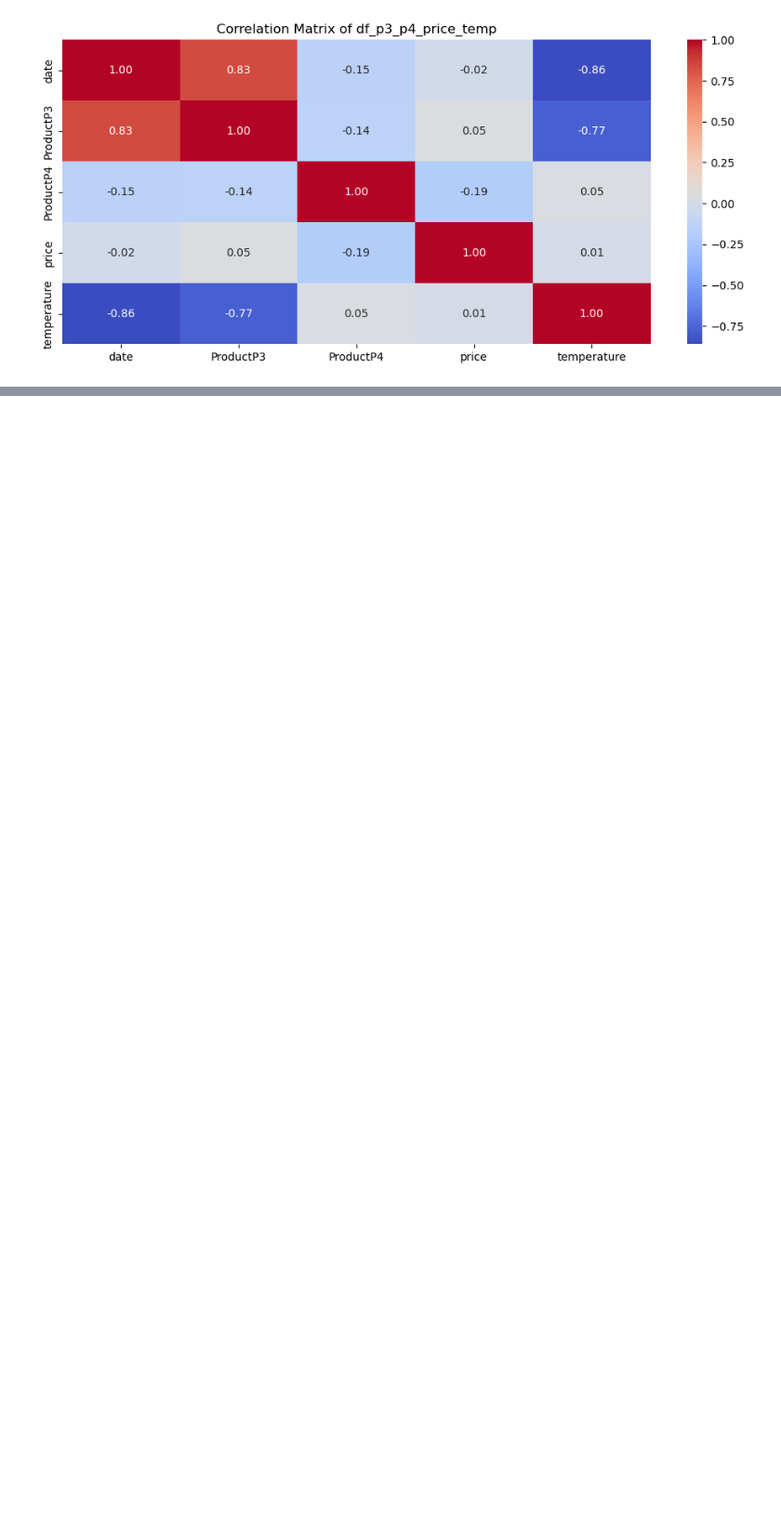
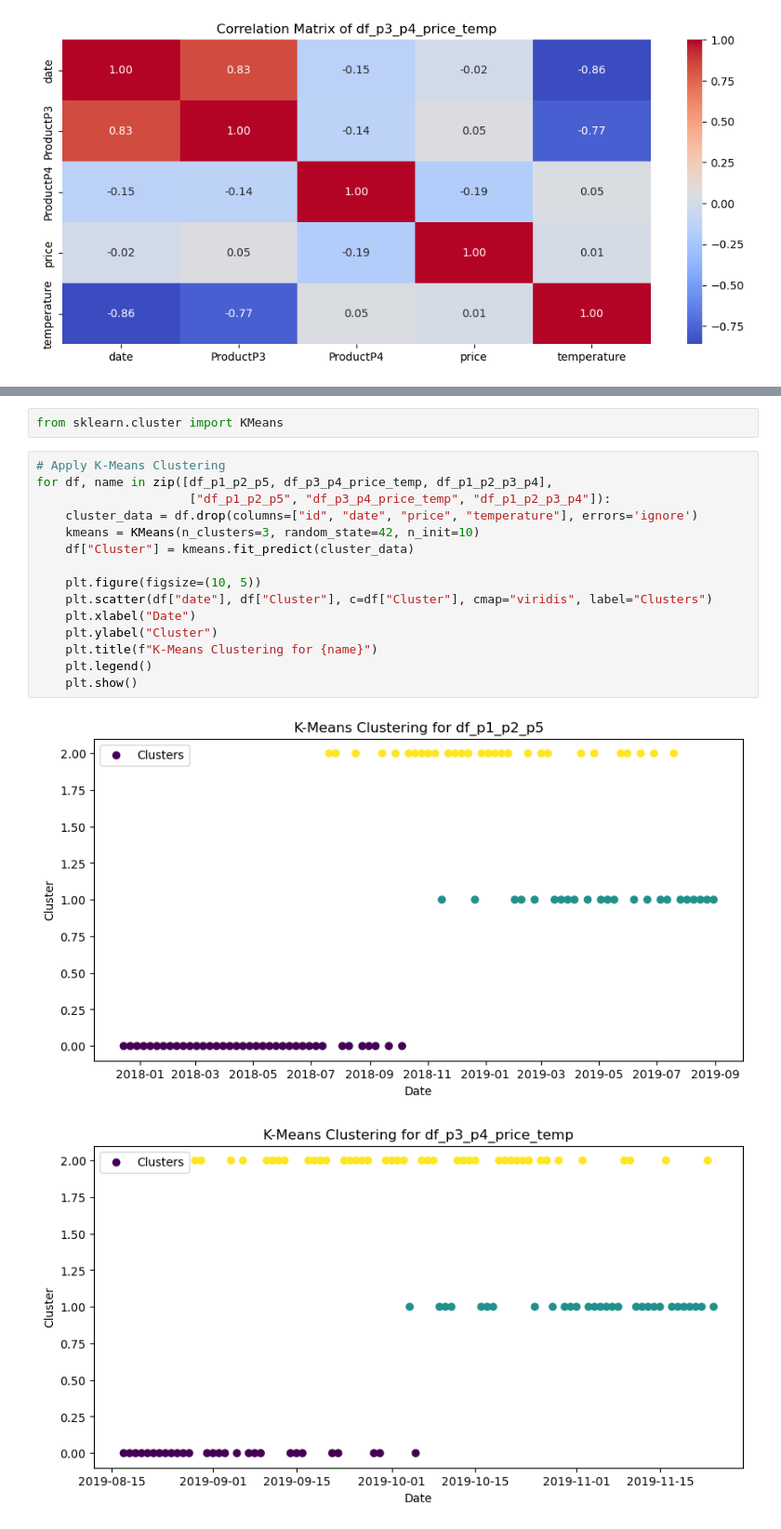
Before and after one commit to Suraj-st/PrinciplesOfDataScience_Group2, a Jupyter notebook: Shalindri/eda.ipynb, the cells around one changed output, grey strips where cells are left out. Shown at 93% size. Drawn from its saved outputs; the diff is of its cells as text; blank space fills up the shorter version.

Commit message:
Perform k-Mean clustering

```diff
--- a/Shalindri/eda.ipynb
+++ b/Shalindri/eda.ipynb
@@ -149,0 +119,20 @@ Common Dates Between P1/P2 and P5:
+# %%
+from sklearn.cluster import KMeans
+# %%
+# Apply K-Means Clustering
+for df, name in zip([df_p1_p2_p5, df_p3_p4_price_temp, df_p1_p2_p3_p4],
+                     ["df_p1_p2_p5", "df_p3_p4_price_temp", "df_p1_p2_p3_p4"]):
+    cluster_data = df.drop(columns=["id", "date", "price", "temperature"], errors='ignore')
+    kmeans = KMeans(n_clusters=3, random_state=42, n_init=10)
+    df["Cluster"] = kmeans.fit_predict(cluster_data)
+
+    plt.figure(figsize=(10, 5))
+    plt.scatter(df["date"], df["Cluster"], c=df["Cluster"], cmap="viridis", label="Clusters")
+    plt.xlabel("Date")
+    plt.ylabel("Cluster")
+    plt.title(f"K-Means Clustering for {name}")
+    plt.legend()
+    plt.show()
+# %% [output]
+[figure, added]
+[figure, added]
```
Also changed, not shown: parts of 3 cells of this notebook.
